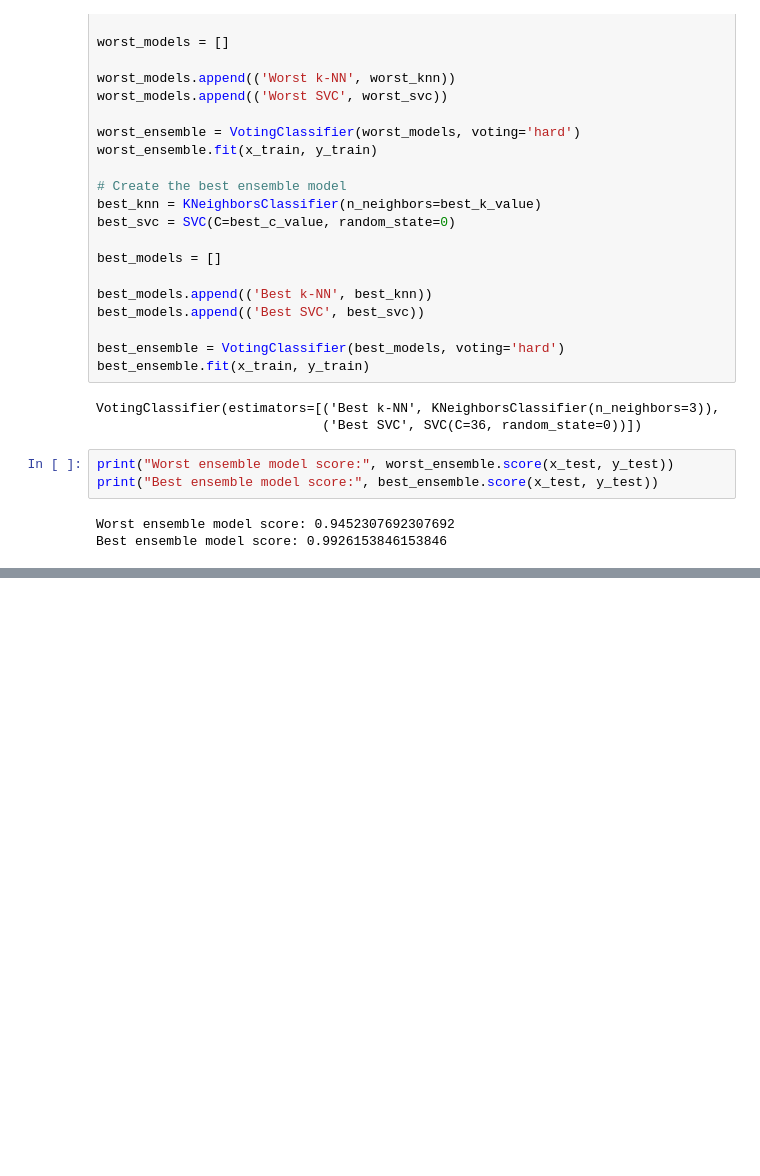
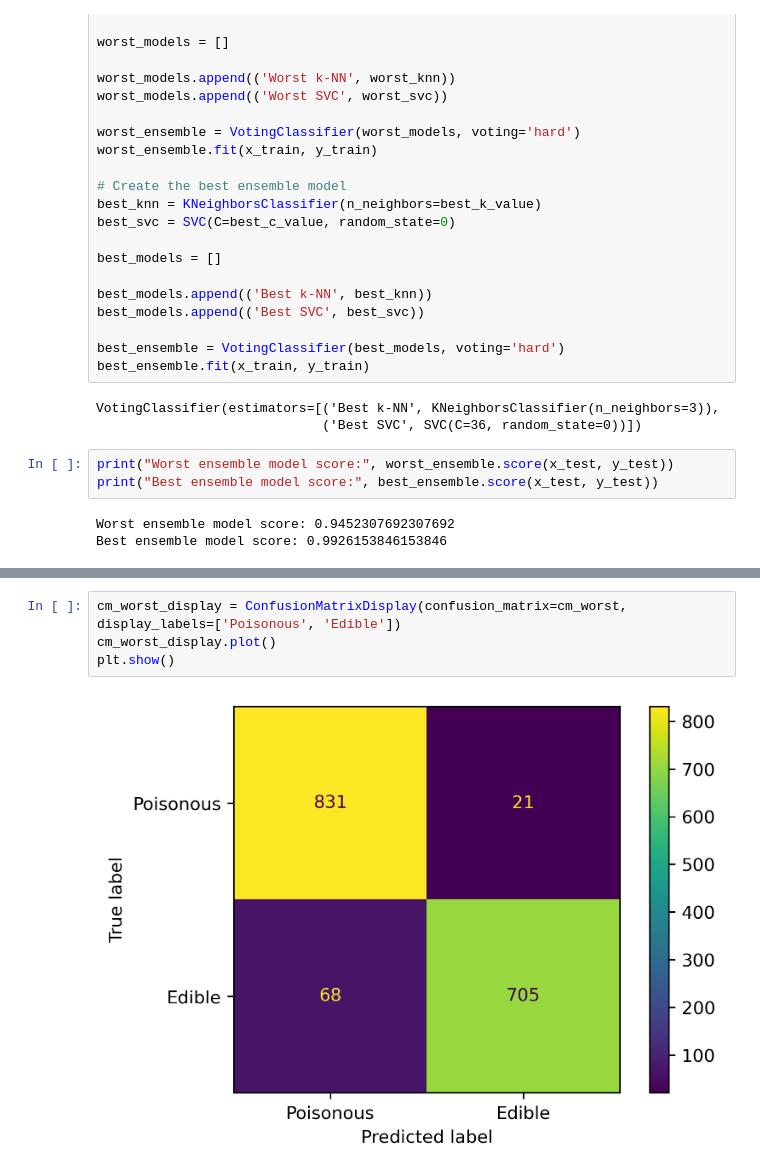
Before and after one commit to tyleryip/ENSF544_Project1, a Jupyter notebook: paper2-ensemble.ipynb, the cells around one changed output, grey strips where cells are left out. Cells and saved outputs as stored; diff of their text form; blank space fills up the shorter version.

```diff
--- a/paper2-ensemble.ipynb
+++ b/paper2-ensemble.ipynb
@@ -243,0 +258,6 @@ Best ensemble model score: 0.9926153846153846
+# %%
+cm_worst_display = ConfusionMatrixDisplay(confusion_matrix=cm_worst, display_labels=['Poisonous', 'Edible'])
+cm_worst_display.plot()
+plt.show()
+# %% [output]
+[figure, added]
```
Also changed, not shown: parts of 5 cells of this notebook.
